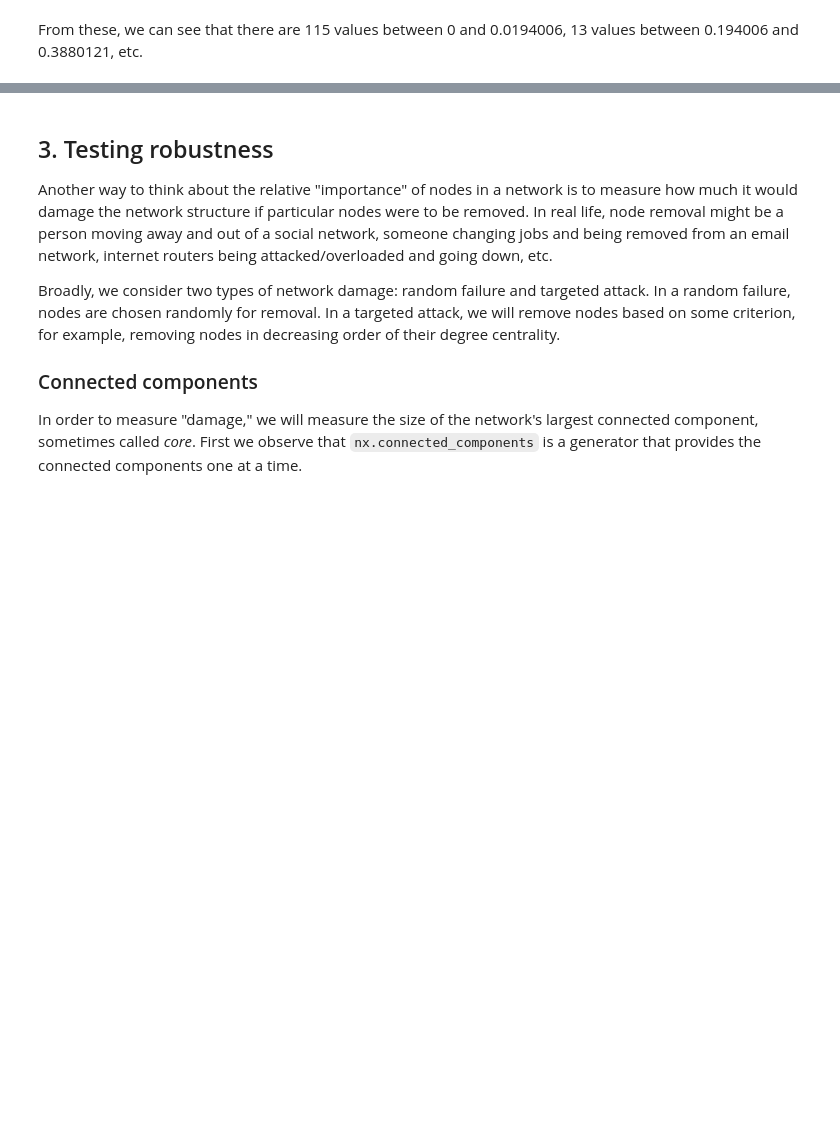
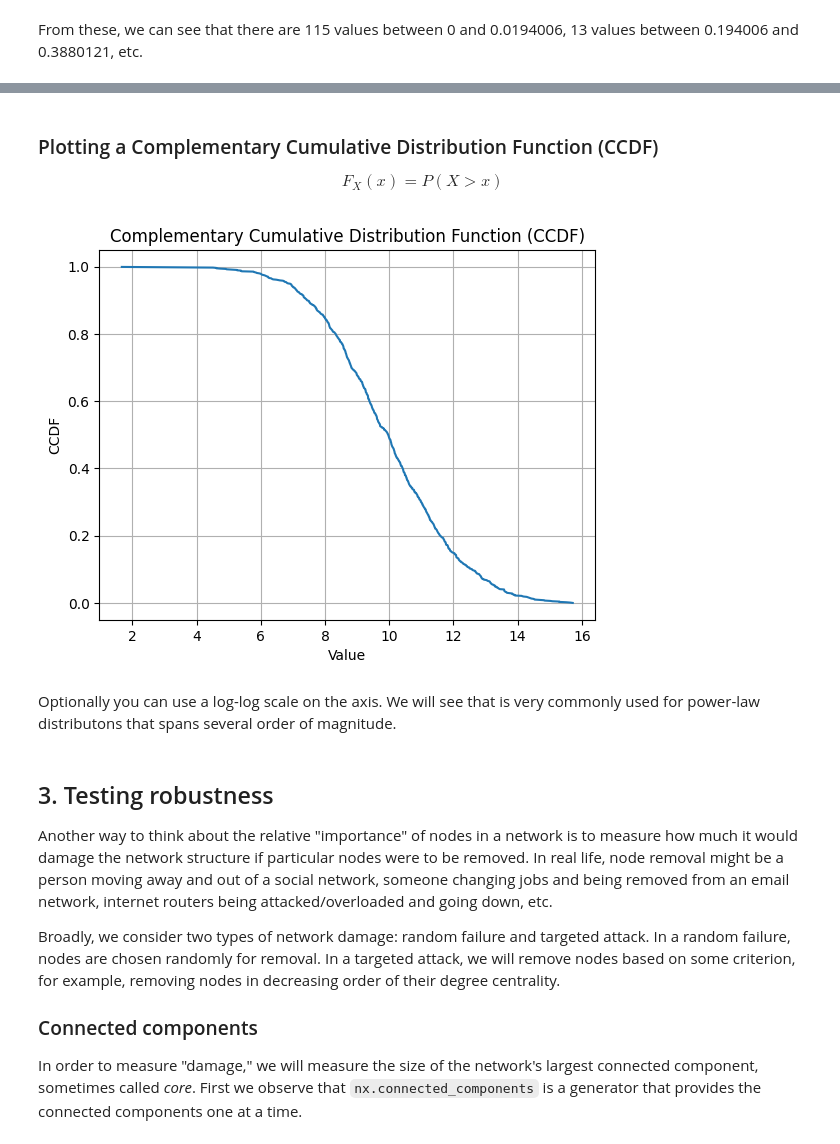
Before and after one commit to rschifan/avrc-2324, a Jupyter notebook: netsci/tutorials/src/03-hubs-centralities-robustness.ipynb, the cells around one changed output, grey strips where cells are left out. Drawn from its saved outputs; the diff is of its cells as text; code cells hidden in the pictures; blank space fills up the shorter version.

```diff
--- a/netsci/tutorials/src/03-hubs-centralities-robustness.ipynb
+++ b/netsci/tutorials/src/03-hubs-centralities-robustness.ipynb
@@ -198,3 +246,22 @@ From these, we can see that there are 115 values between 0 and 0.0194006, 13 val
+# %% [markdown]
+### Plotting a Complementary Cumulative Distribution Function (CCDF)
+
+$$F_X(x) = P(X \gt x)$$
+# %%
+# Calculate the complementary cumulative distribution function (CCDF)
+ccdf = 1 - cdf
+
+# Plot the CCDF
+plt.plot(sorted_data, ccdf)
+plt.xlabel('Value')
+plt.ylabel('CCDF')
+plt.title('Complementary Cumulative Distribution Function (CCDF)')
+plt.grid(True)
+plt.show()
+# %% [output]
+[figure, added]
+# %% [markdown]
+Optionally you can use a log-log scale on the axis. We will see that is very commonly used for power-law distributons that spans several order of magnitude.
 # %% [markdown]
 ## 3. Testing robustness
 
```
Also changed, not shown: parts of 32 cells of this notebook, 17 other files.
